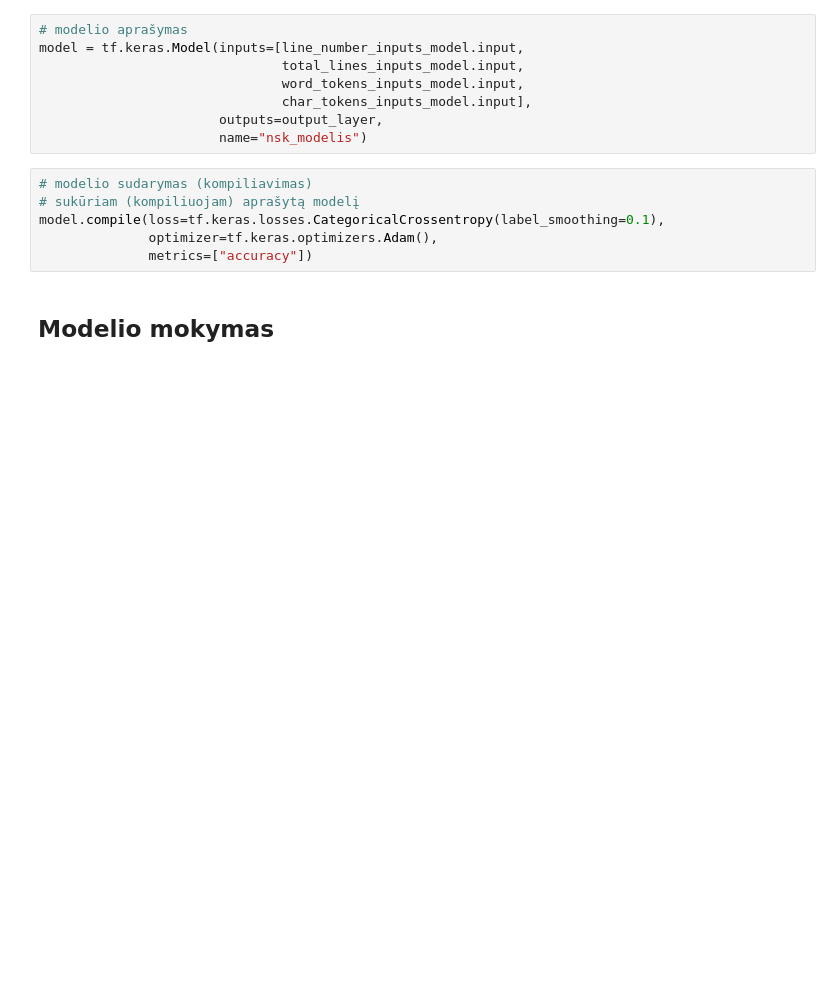
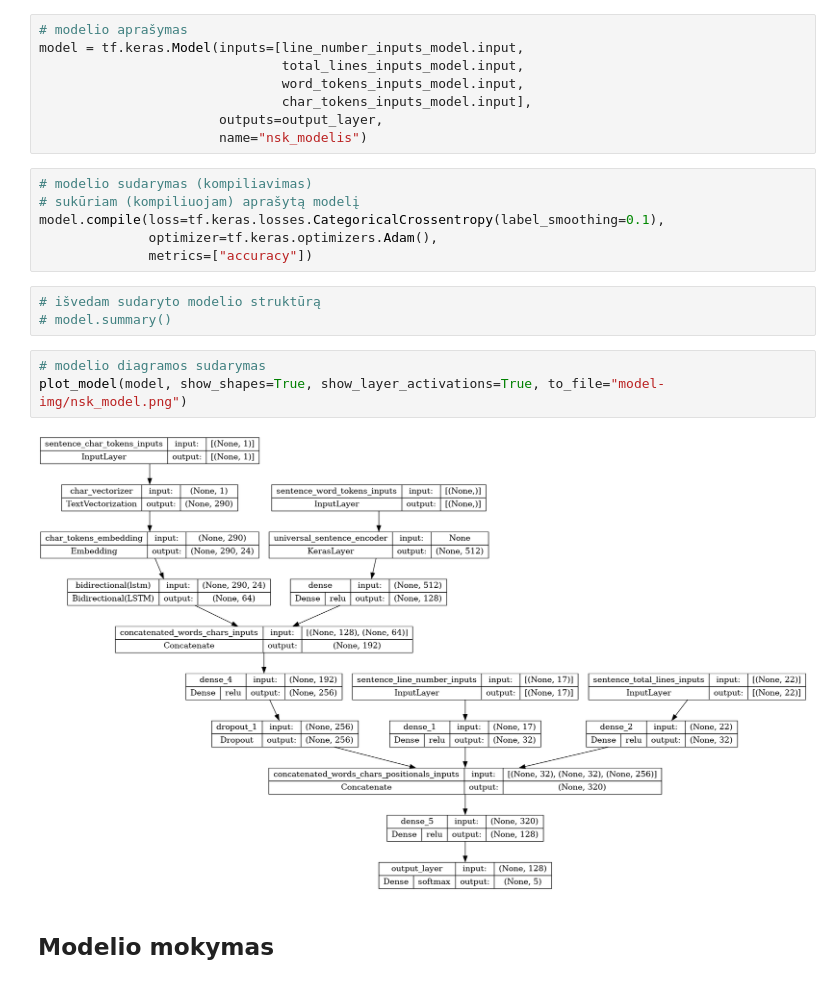
Before and after one commit to gisora/ptu8-final-project, a Jupyter notebook: NSK_model.ipynb, the cells around one changed output. Saved outputs shown, nothing was run; the diff lists cells and outputs as text; blank space fills up the shorter version.

```diff
--- a/NSK_model.ipynb
+++ b/NSK_model.ipynb
@@ -222,5 +221,13 @@ model = tf.keras.Model(inputs=[line_number_inputs_model.input,
 model.compile(loss=tf.keras.losses.CategoricalCrossentropy(label_smoothing=0.1),
               optimizer=tf.keras.optimizers.Adam(),
               metrics=["accuracy"])
+# %%
+# išvedam sudaryto modelio struktūrą
+# model.summary()
+# %%
+# modelio diagramos sudarymas
+plot_model(model, show_shapes=True, show_layer_activations=True, to_file="model-img/nsk_model.png")
+# %% [output]
+[figure, added]
 # %% [markdown]
 ## Modelio mokymas
```
Also changed, not shown: parts of 10 cells of this notebook, 1 other file.
